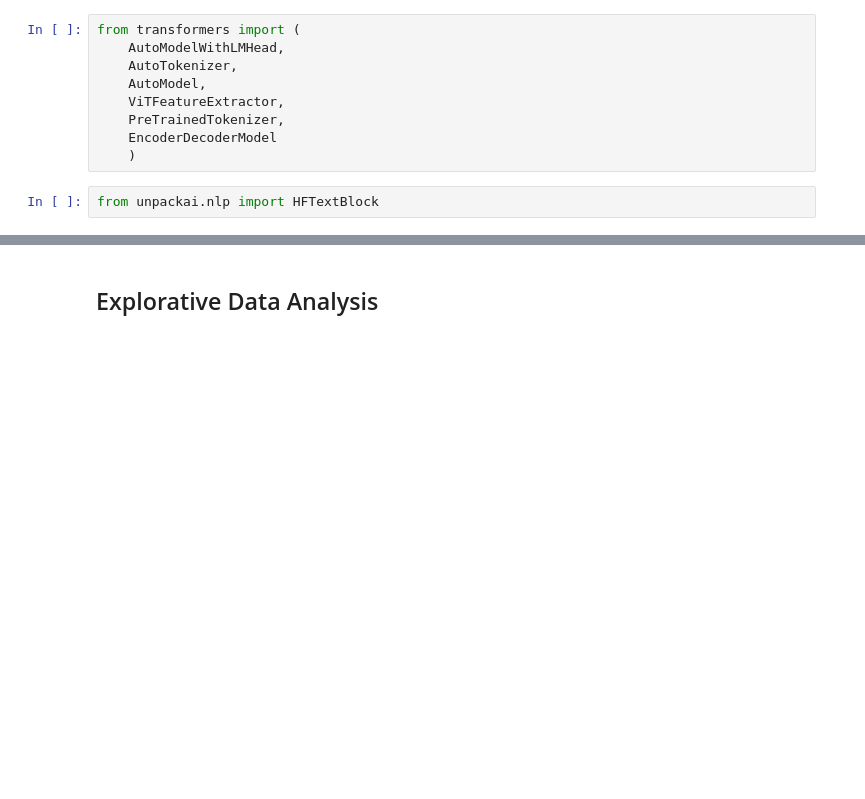
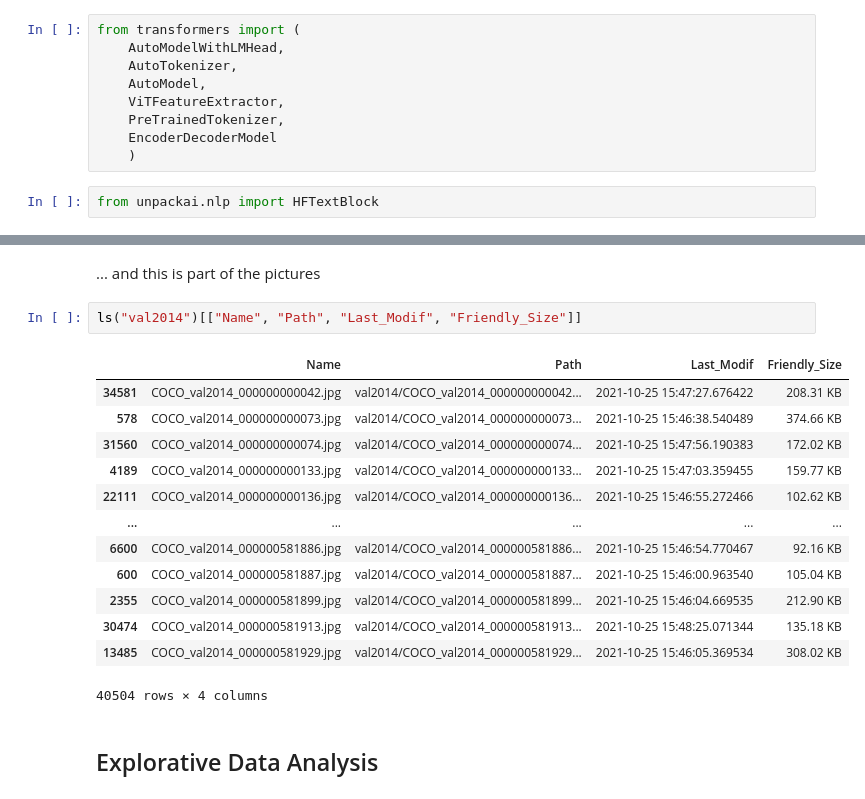
Before and after one commit to unpackAI/unpackai, a Jupyter notebook: examples/image_caption.ipynb, the cells around one changed output, grey strips where cells are left out. Saved outputs shown, nothing was run; the diff lists cells and outputs as text; blank space fills up the shorter version.

```diff
--- a/examples/image_caption.ipynb
+++ b/examples/image_caption.ipynb
@@ -91,3 +75,21 @@ instances_train2014.json  person_keypoints_val2014.json
+# %% [markdown]
+... and this is part of the pictures
+# %%
+ls("val2014")[["Name", "Path", "Last_Modif", "Friendly_Size"]]
+# %% [output]
+|  | Name | Path | Last_Modif | Friendly_Size |
+| 34581 | COCO_val2014_000000000042.jpg | val2014/COCO_val2014_000000000042... | 2021-10-25 15:47:27.676422 | 208.31 KB |
+| 578 | COCO_val2014_000000000073.jpg | val2014/COCO_val2014_000000000073... | 2021-10-25 15:46:38.540489 | 374.66 KB |
+| 31560 | COCO_val2014_000000000074.jpg | val2014/COCO_val2014_000000000074... | 2021-10-25 15:47:56.190383 | 172.02 KB |
+| 4189 | COCO_val2014_000000000133.jpg | val2014/COCO_val2014_000000000133... | 2021-10-25 15:47:03.359455 | 159.77 KB |
+| 22111 | COCO_val2014_000000000136.jpg | val2014/COCO_val2014_000000000136... | 2021-10-25 15:46:55.272466 | 102.62 KB |
+| ... | ... | ... | ... | ... |
+| 6600 | COCO_val2014_000000581886.jpg | val2014/COCO_val2014_000000581886... | 2021-10-25 15:46:54.770467 | 92.16 KB |
+| 600 | COCO_val2014_000000581887.jpg | val2014/COCO_val2014_000000581887... | 2021-10-25 15:46:00.963540 | 105.04 KB |
+| 2355 | COCO_val2014_000000581899.jpg | val2014/COCO_val2014_000000581899... | 2021-10-25 15:46:04.669535 | 212.90 KB |
+| 30474 | COCO_val2014_000000581913.jpg | val2014/COCO_val2014_000000581913... | 2021-10-25 15:48:25.071344 | 135.18 KB |
+| 13485 | COCO_val2014_000000581929.jpg | val2014/COCO_val2014_000000581929... | 2021-10-25 15:46:05.369534 | 308.02 KB |
+40504 rows × 4 columns
 # %% [markdown]
 ## Explorative Data Analysis
 # %% [markdown]
```
Also changed, not shown: parts of 17 cells of this notebook.
